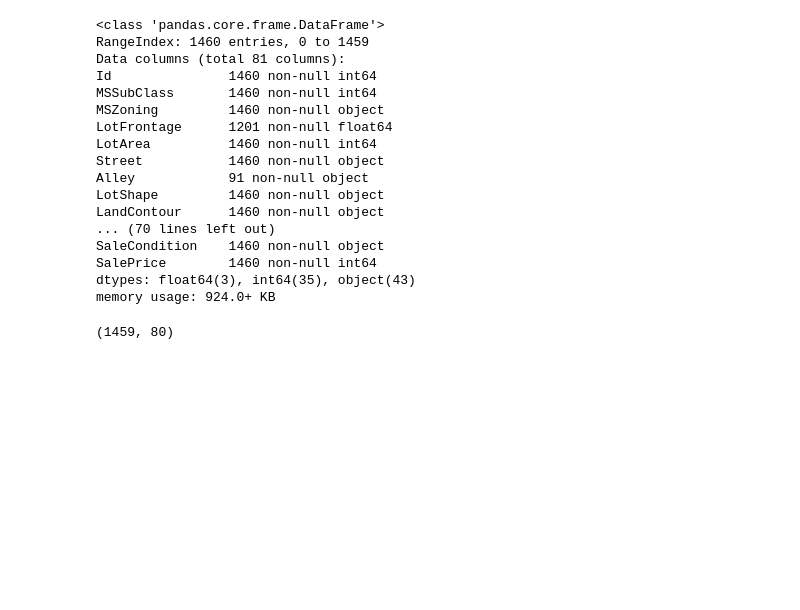
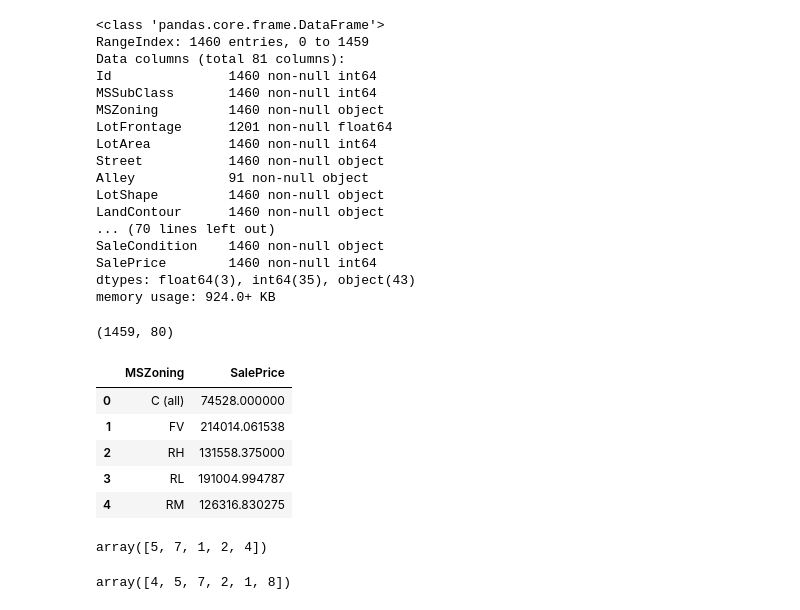
Before and after one commit to ajinkyapuar/kaggle-house-prices, a Jupyter notebook: test.ipynb, the cells around one changed output. Cells and saved outputs as stored; diff of their text form; code cells hidden in the pictures; blank space fills up the shorter version.

Commit message:
data manipulation 'MSZoning'

```diff
--- a/test.ipynb
+++ b/test.ipynb
@@ -145,3 +145,12 @@ SalePrice        1460 non-null int64
 dtypes: float64(3), int64(35), object(43)
 memory usage: 924.0+ KB
 (1459, 80)
+# %%
+train_df[['MSZoning', 'SalePrice']].groupby(['MSZoning'], as_index=False).mean()
+# %% [output]
+|  | MSZoning | SalePrice |
+| 0 | C (all) | 74528.000000 |
+| 1 | FV | 214014.061538 |
+| 2 | RH | 131558.375000 |
+| 3 | RL | 191004.994787 |
+| 4 | RM | 126316.830275 |
@@ -147,0 +163,8 @@ memory usage: 924.0+ KB
+# %%
+train_df['MSZoning'].unique()
+# %% [output]
+array([5, 7, 1, 2, 4])
+# %%
+test_df['MSZoning'].unique()
+# %% [output]
+array([4, 5, 7, 2, 1, 8])
```
Also changed, not shown: parts of 3 cells of this notebook.
